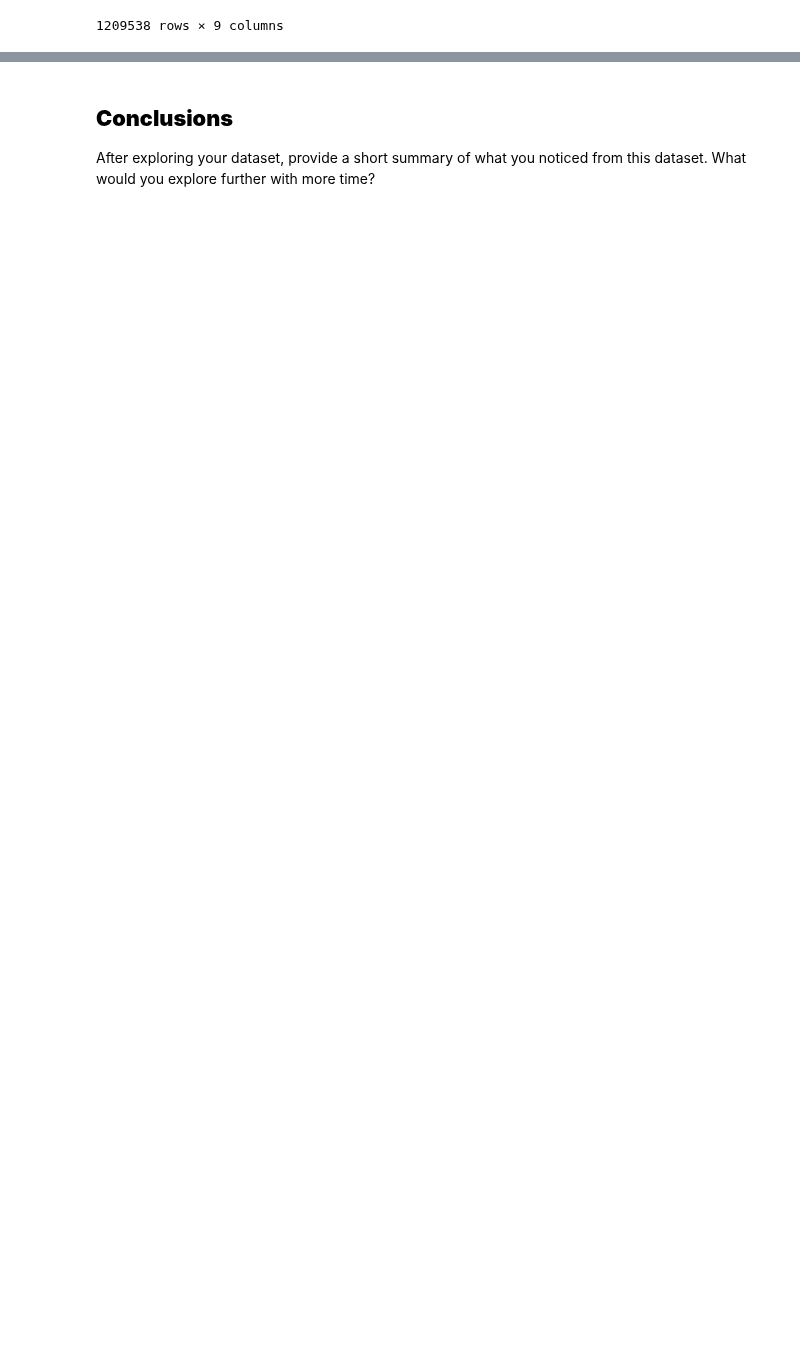
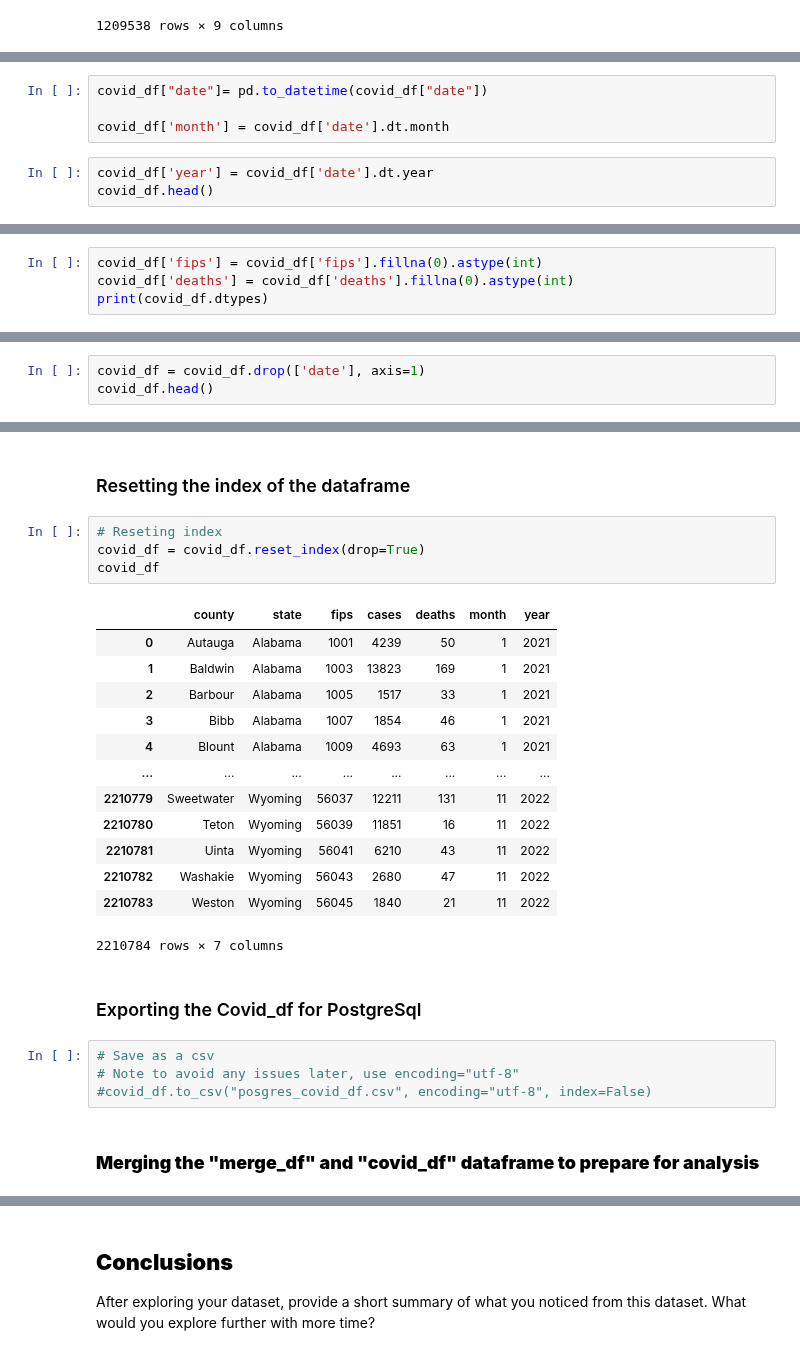
Before and after one commit to uzmabb182/Data602_Assignments, a Jupyter notebook: data_602_final_project.ipynb, the cells around one changed output, grey strips where cells are left out. Saved outputs shown, nothing was run; the diff lists cells and outputs as text; blank space fills up the shorter version.

```diff
--- a/data_602_final_project.ipynb
+++ b/data_602_final_project.ipynb
@@ -610,0 +686,7 @@ merge_df
+# %%
+covid_df["date"]= pd.to_datetime(covid_df["date"])
+
+covid_df['month'] = covid_df['date'].dt.month
+# %%
+covid_df['year'] = covid_df['date'].dt.year
+covid_df.head()
@@ -610,0 +702,4 @@ merge_df
+# %%
+covid_df['fips'] = covid_df['fips'].fillna(0).astype(int)
+covid_df['deaths'] = covid_df['deaths'].fillna(0).astype(int)
+print(covid_df.dtypes)
@@ -610,0 +727,3 @@ merge_df
+# %%
+covid_df = covid_df.drop(['date'], axis=1)
+covid_df.head()
@@ -610,0 +737,28 @@ merge_df
+# %% [markdown]
+### Resetting the index of the dataframe
+# %%
+# Reseting index
+covid_df = covid_df.reset_index(drop=True)
+covid_df
+# %% [output]
+|  | county | state | fips | cases | deaths | month | year |
+| 0 | Autauga | Alabama | 1001 | 4239 | 50 | 1 | 2021 |
+| 1 | Baldwin | Alabama | 1003 | 13823 | 169 | 1 | 2021 |
+| 2 | Barbour | Alabama | 1005 | 1517 | 33 | 1 | 2021 |
+| 3 | Bibb | Alabama | 1007 | 1854 | 46 | 1 | 2021 |
+| 4 | Blount | Alabama | 1009 | 4693 | 63 | 1 | 2021 |
+| ... | ... | ... | ... | ... | ... | ... | ... |
+| 2210779 | Sweetwater | Wyoming | 56037 | 12211 | 131 | 11 | 2022 |
+| 2210780 | Teton | Wyoming | 56039 | 11851 | 16 | 11 | 2022 |
+| 2210781 | Uinta | Wyoming | 56041 | 6210 | 43 | 11 | 2022 |
+| 2210782 | Washakie | Wyoming | 56043 | 2680 | 47 | 11 | 2022 |
+| 2210783 | Weston | Wyoming | 56045 | 1840 | 21 | 11 | 2022 |
+2210784 rows × 7 columns
+# %% [markdown]
+### Exporting the Covid_df for PostgreSql
+# %%
+# Save as a csv
+# Note to avoid any issues later, use encoding="utf-8"
+#covid_df.to_csv("posgres_covid_df.csv", encoding="utf-8", index=False)
+# %% [markdown]
+### **Merging the "merge_df" and "covid_df" dataframe to prepare for analysis**
```
Also changed, not shown: parts of 22 cells of this notebook, 1 other file.
